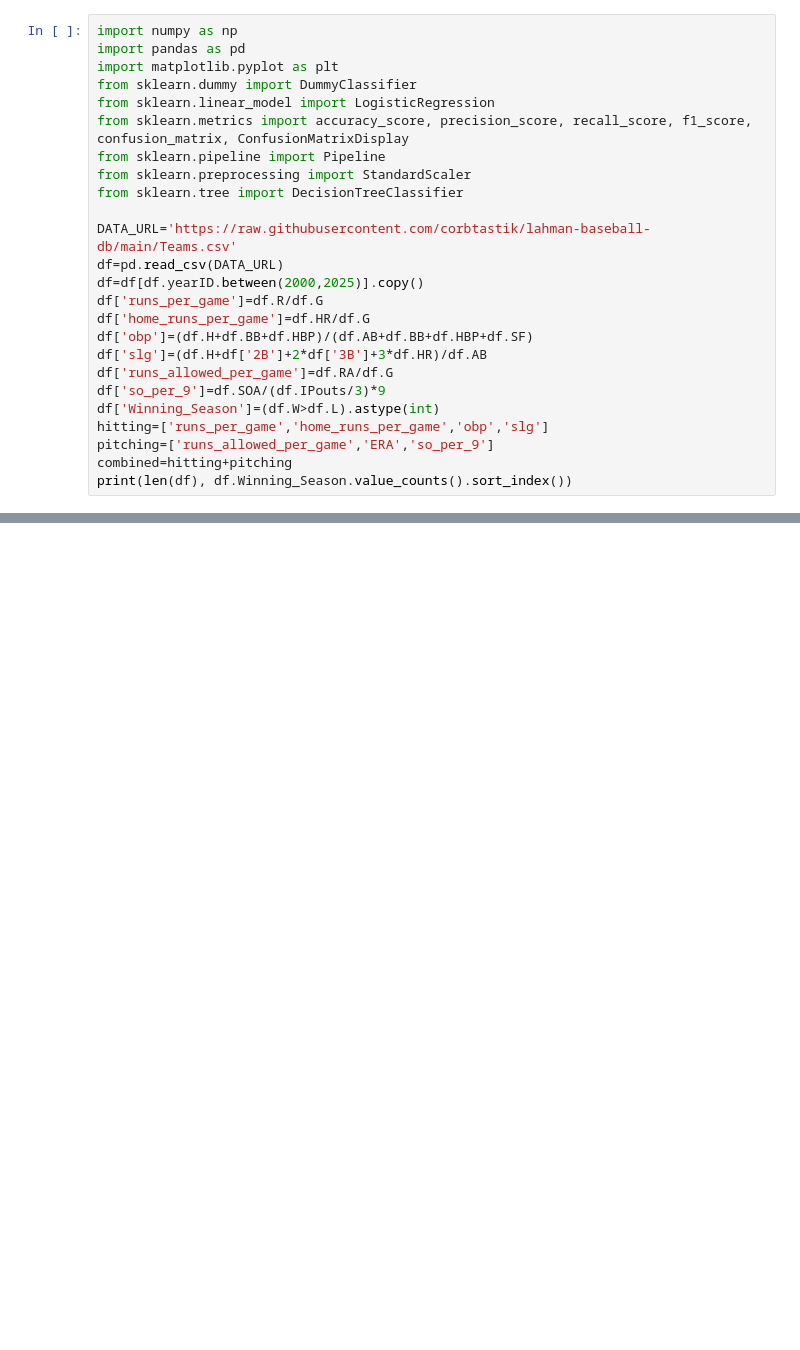
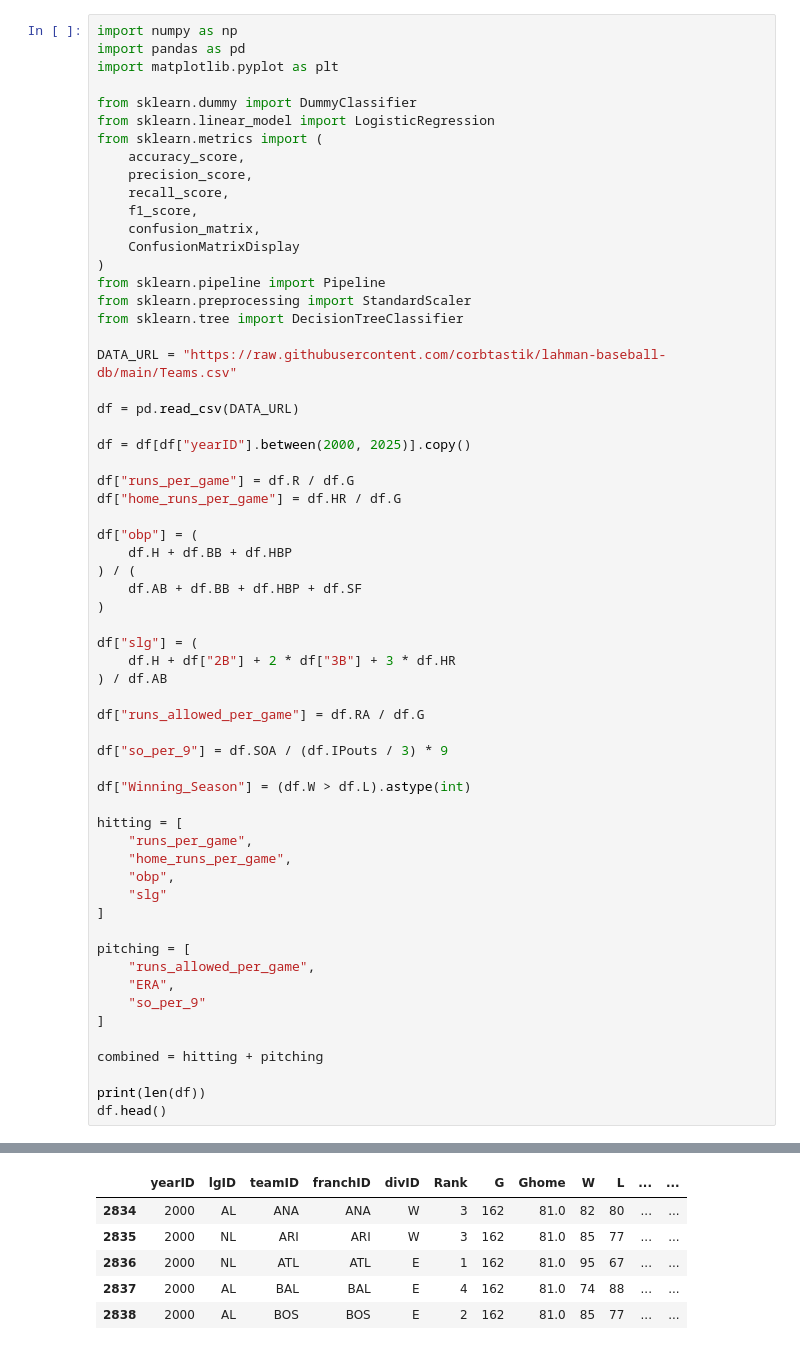
Before and after one commit to jasonhowe2/Project2, a Jupyter notebook: Project2_MLB_Hitting_vs_Pitching.ipynb, the cells around one changed output, grey strips where cells are left out. Saved outputs shown, nothing was run; the diff lists cells and outputs as text; blank space fills up the shorter version.

```diff
--- a/Project2_MLB_Hitting_vs_Pitching.ipynb
+++ b/Project2_MLB_Hitting_vs_Pitching.ipynb
@@ -31,24 +13,61 @@ Baseball performance can be viewed through two broad components: creating runs a
 import numpy as np
 import pandas as pd
 import matplotlib.pyplot as plt
+
 from sklearn.dummy import DummyClassifier
 from sklearn.linear_model import LogisticRegression
-from sklearn.metrics import accuracy_score, precision_score, recall_score, f1_score, confusion_matrix, ConfusionMatrixDisplay
+from sklearn.metrics import (
+    accuracy_score,
+    precision_score,
+    recall_score,
+    f1_score,
+    confusion_matrix,
+    ConfusionMatrixDisplay
+)
 from sklearn.pipeline import Pipeline
 from sklearn.preprocessing import StandardScaler
 from sklearn.tree import DecisionTreeClassifier
 
-DATA_URL='https://raw.githubusercontent.com/corbtastik/lahman-baseball-db/main/Teams.csv'
-df=pd.read_csv(DATA_URL)
-df=df[df.yearID.between(2000,2025)].copy()
-df['runs_per_game']=df.R/df.G
-df['home_runs_per_game']=df.HR/df.G
-df['obp']=(df.H+df.BB+df.HBP)/(df.AB+df.BB+df.HBP+df.SF)
-df['slg']=(df.H+df['2B']+2*df['3B']+3*df.HR)/df.AB
-df['runs_allowed_per_game']=df.RA/df.G
-df['so_per_9']=df.SOA/(df.IPouts/3)*9
-df['Winning_Season']=(df.W>df.L).astype(int)
-hitting=['runs_per_game','home_runs_per_game','obp','slg']
-pitching=['runs_allowed_per_game','ERA','so_per_9']
-combined=hitting+pitching
-print(len(df), df.Winning_Season.value_counts().sort_index())
+DATA_URL = "https://raw.githubusercontent.com/corbtastik/lahman-baseball-db/main/Teams.csv"
+
+df = pd.read_csv(DATA_URL)
+
+df = df[df["yearID"].between(2000, 2025)].copy()
+
+df["runs_per_game"] = df.R / df.G
+df["home_runs_per_game"] = df.HR / df.G
+
+df["obp"] = (
+    df.H + df.BB + df.HBP
+) / (
+    df.AB + df.BB + df.HBP + df.SF
+)
+
+df["slg"] = (
+    df.H + df["2B"] + 2 * df["3B"] + 3 * df.HR
+) / df.AB
+
+df["runs_allowed_per_game"] = df.RA / df.G
+
+df["so_per_9"] = df.SOA / (df.IPouts / 3) * 9
+
+df["Winning_Season"] = (df.W > df.L).astype(int)
+
+hitting = [
+    "runs_per_game",
+    "home_runs_per_game",
+    "obp",
+    "slg"
+]
+
+pitching = [
+    "runs_allowed_per_game",
+    "ERA",
+    "so_per_9"
+]
+
+combined = hitting + pitching
+
+print(len(df))
+df.head()
+# %% [output]
@@ -54,0 +75,6 @@ print(len(df), df.Winning_Season.value_counts().sort_index())
+|  | yearID | lgID | teamID | franchID | divID | Rank | G | Ghome | W | L | ... | ... |
+| 2834 | 2000 | AL | ANA | ANA | W | 3 | 162 | 81.0 | 82 | 80 | ... | ... |
+| 2835 | 2000 | NL | ARI | ARI | W | 3 | 162 | 81.0 | 85 | 77 | ... | ... |
+| 2836 | 2000 | NL | ATL | ATL | E | 1 | 162 | 81.0 | 95 | 67 | ... | ... |
+| 2837 | 2000 | AL | BAL | BAL | E | 4 | 162 | 81.0 | 74 | 88 | ... | ... |
+| 2838 | 2000 | AL | BOS | BOS | E | 2 | 162 | 81.0 | 85 | 77 | ... | ... |
```
Also changed, not shown: parts of 62 cells of this notebook.
